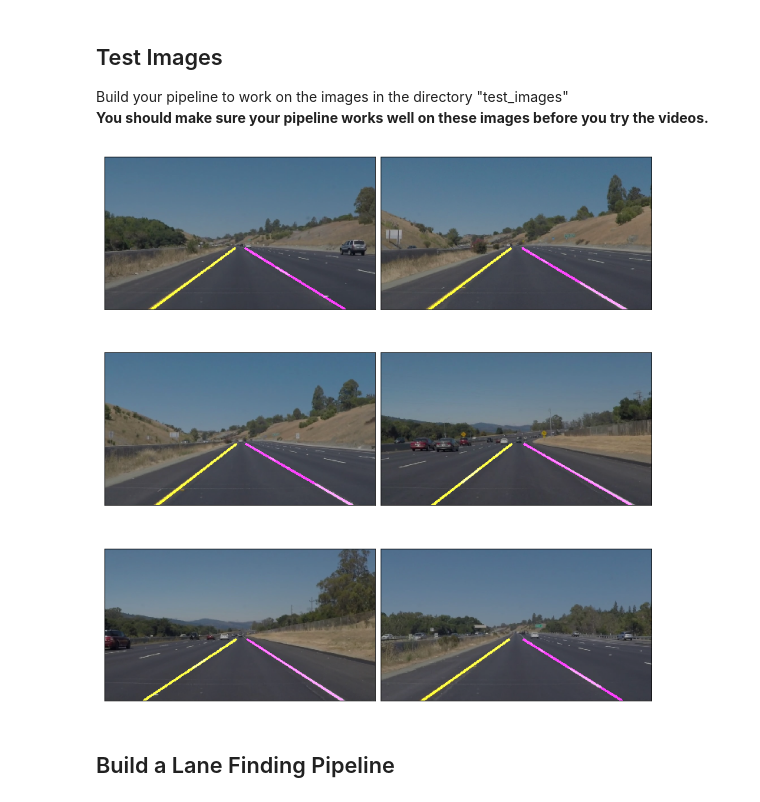
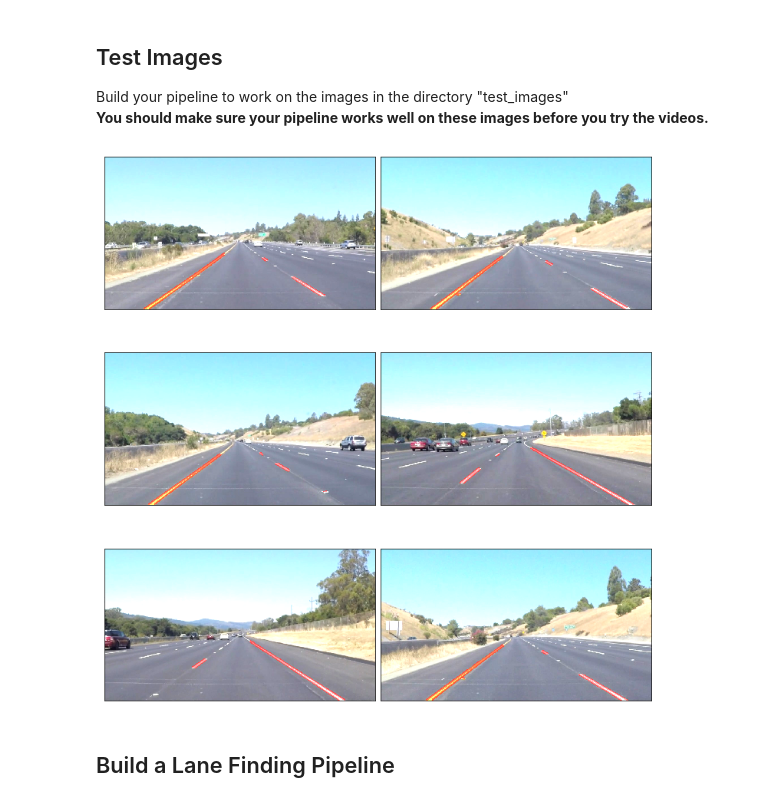
Before and after one commit to SiRi13/CarND-LaneLines-P1, a Jupyter notebook: P1.ipynb, the cells around one changed output. Cells and saved outputs as stored; diff of their text form; code cells hidden in the pictures.

```diff
--- a/P1.ipynb
+++ b/P1.ipynb
@@ -358,17 +358,16 @@ def draw_lanes(img, lines, color=(0,255,0), thickness=7):
 
 Build your pipeline to work on the images in the directory "test_images"
 **You should make sure your pipeline works well on these images before you try the videos.**
-# %%
-lane_images = list()
-for _img, _lines in zip(test_images, list(map(hough_lines, roi))):
-    mean_left_m = mean_right_m = mean_left_b = mean_right_b = top_y = np.array([])
-    drawn_lanes = draw_lanes(_img, generate_lanes(_img, _lines), (255,255,0))
-    drawn_lanes = apply_roi(drawn_lanes, create_roi(drawn_lanes, False))
-    lane_images.append(weighted_img(_img, drawn_lanes, α=0.8, β=0.7))
-
-plot_images(lane_images, cmap='gray', write=True, fileName='drawn_lanes.png')
-# %% [output]
-[figure, removed]
+# %%
+line_images = list()
+for _img in os.listdir('./test_images/'):
+    testImg = plt.imread(os.path.join('./test_images/', _img))
+    mean_left_m = mean_right_m = mean_left_b = mean_right_b = top_y = np.array([])
+    line_images.append(process_image(testImg))
+
+plot_images(line_images, cmap='gray', write=True, fileName='detected_lines.png')
+# %% [output]
+[figure, added]
 # %% [markdown]
 ## Build a Lane Finding Pipeline
 # %% [markdown]
```
Also changed, not shown: parts of 15 cells of this notebook, 14 other files.
